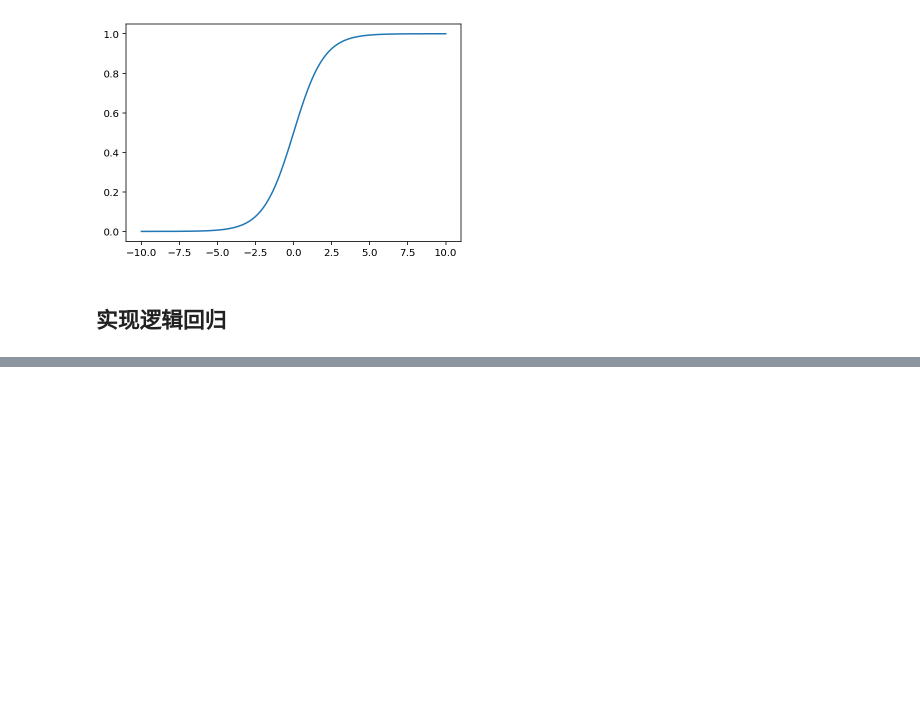
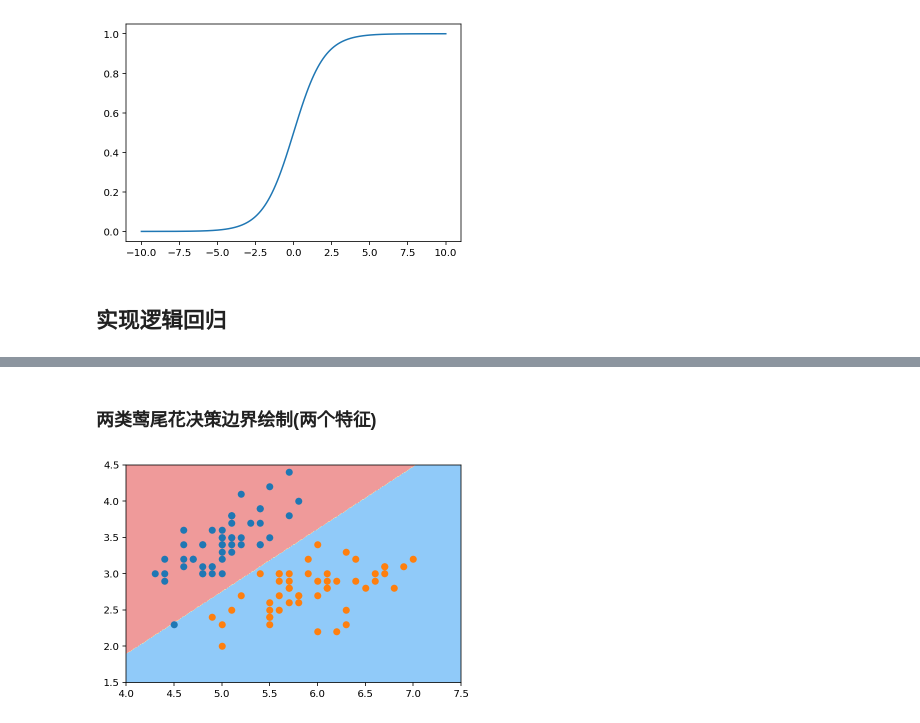
Before and after one commit to clelandgt/machine_learning, a Jupyter notebook: ml_algorithms/逻辑回归.ipynb, the cells around one changed output, grey strips where cells are left out. Cells and saved outputs as stored; diff of their text form; code cells hidden in the pictures; blank space fills up the shorter version.

```diff
--- a/ml_algorithms/逻辑回归.ipynb
+++ b/ml_algorithms/逻辑回归.ipynb
@@ -137,0 +228,27 @@ y = iris.target[y<2]
+# %%
+def plot_decision_boundary(model, axis):
+    """ 决策边界绘制函数(2D)
+    """
+    # x轴: axis[0]~axis[1]; y轴: axis[0]~axis[1]
+    x0, x1 = np.meshgrid(
+        np.linspace(axis[0], axis[1], int((axis[1]-axis[0])*100)).reshape(-1, 1),
+        np.linspace(axis[2], axis[3], int((axis[3]-axis[2])*100)).reshape(-1, 1),
+    )
+    X_new = np.c_[x0.ravel(), x1.ravel()]
+
+    y_predict = model.predict(X_new)
+    zz = y_predict.reshape(x0.shape)
+
+    from matplotlib.colors import ListedColormap
+    custom_cmap = ListedColormap(['#EF9A9A','#FFF59D','#90CAF9'])
+
+    plt.contourf(x0, x1, zz, linewidth=5, cmap=custom_cmap)
+# %% [markdown]
+### 两类莺尾花决策边界绘制(两个特征)
+# %%
+plot_decision_boundary(log_reg, axis=[4, 7.5, 1.5, 4.5])
+plt.scatter(X[y==0,0], X[y==0,1])
+plt.scatter(X[y==1,0], X[y==1,1])
+plt.show()
+# %% [output]
+[figure, added]
```
Also changed, not shown: parts of 28 cells of this notebook.
